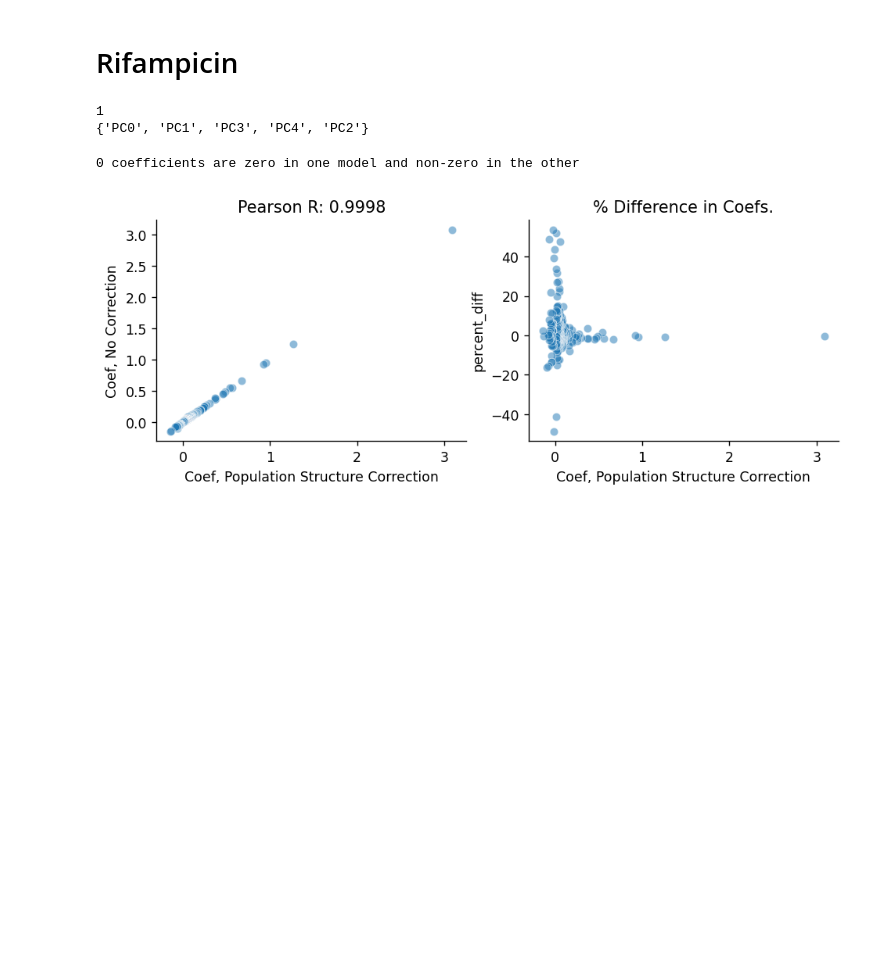
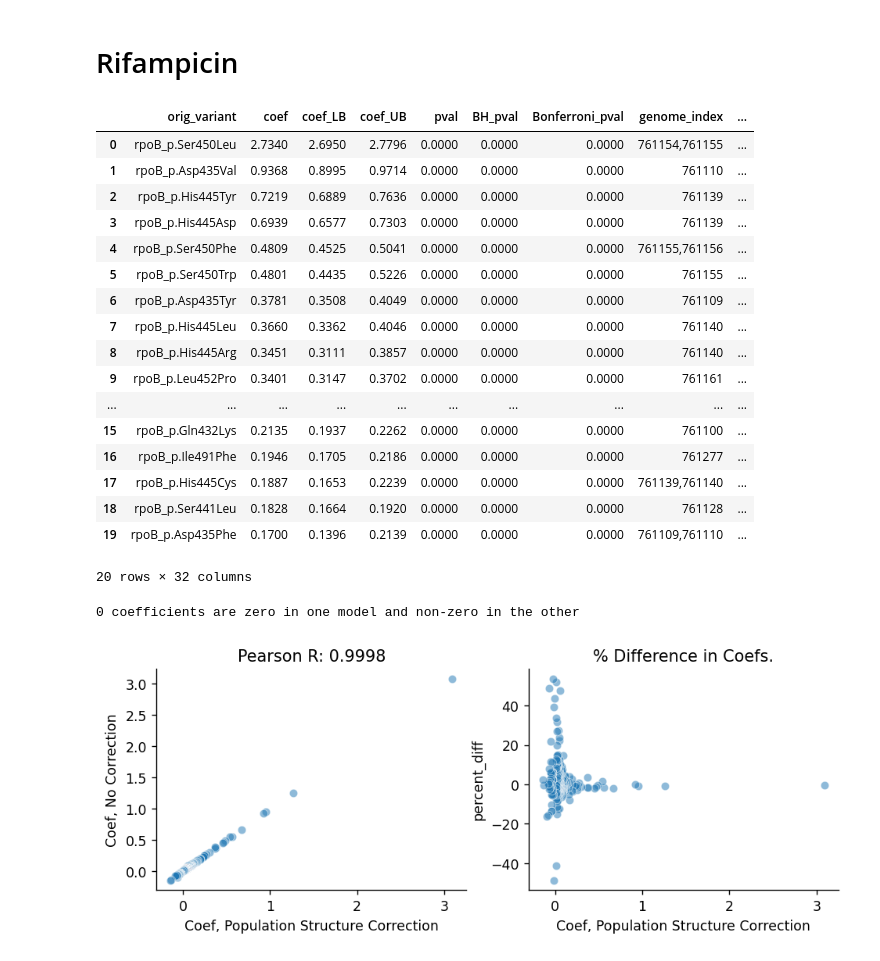
Before and after one commit to farhat-lab/who-analysis, a Jupyter notebook: analysis.ipynb, the cells around one changed output. Saved outputs shown, nothing was run; the diff lists cells and outputs as text; code cells hidden in the pictures; blank space fills up the shorter version.

```diff
--- a/analysis.ipynb
+++ b/analysis.ipynb
@@ -74,17 +74,35 @@ def compare_models_population_structure_correction(res_df, res_df_noPopCorr, alp
 # %% [markdown]
 # Rifampicin
 # %%
-rif_res = pd.read_pickle("/n/data1/hms/dbmi/farhat/ye12/who/analysis/Drugs/Rifampicin/tiers=1_drop_HET/model_analysis.pkl")
-rif_res_noPopCorr = pd.read_pickle("/n/data1/hms/dbmi/farhat/ye12/who/analysis/Drugs/Rifampicin/tiers=1_drop_HET_noPopCorr/model_analysis.pkl")
+#rif_res = pd.read_pickle("/n/data1/hms/dbmi/farhat/ye12/who/analysis/Drugs/Rifampicin/tiers=1_drop_HET/model_analysis.pkl")
+rif_res_noPopCorr = pd.read_pickle("/n/data1/hms/dbmi/farhat/ye12/who/analysis/Drugs/Rifampicin/tiers=1_dropHET_noPopCorr/model_analysis.pkl")
 
 # number of principal components with positive coefficients (OR > 1)
-print(len(rif_res.query("coef > 0").loc[rif_res.query("coef > 0").orig_variant.str.contains('PC')]))
+#print(len(rif_res.query("coef > 0").loc[rif_res.query("coef > 0").orig_variant.str.contains('PC')]))
 
 # variants in rif_res that are not in the results without population structure correction. Only non-zero coefficients
-print(set(rif_res.orig_variant)-set(rif_res_noPopCorr.orig_variant))
+#print(set(rif_res.orig_variant)-set(rif_res_noPopCorr.orig_variant))
-# %% [output]
-1
-{'PC0', 'PC1', 'PC3', 'PC4', 'PC2'}
+# %%
+rif_res_noPopCorr.head(20)
+# %% [output]
+|  | orig_variant | coef | coef_LB | coef_UB | pval | BH_pval | Bonferroni_pval | genome_index | ... |
+| 0 | rpoB_p.Ser450Leu | 2.7340 | 2.6950 | 2.7796 | 0.0000 | 0.0000 | 0.0000 | 761154,761155 | ... |
+| 1 | rpoB_p.Asp435Val | 0.9368 | 0.8995 | 0.9714 | 0.0000 | 0.0000 | 0.0000 | 761110 | ... |
+| 2 | rpoB_p.His445Tyr | 0.7219 | 0.6889 | 0.7636 | 0.0000 | 0.0000 | 0.0000 | 761139 | ... |
+| 3 | rpoB_p.His445Asp | 0.6939 | 0.6577 | 0.7303 | 0.0000 | 0.0000 | 0.0000 | 761139 | ... |
+| 4 | rpoB_p.Ser450Phe | 0.4809 | 0.4525 | 0.5041 | 0.0000 | 0.0000 | 0.0000 | 761155,761156 | ... |
+| 5 | rpoB_p.Ser450Trp | 0.4801 | 0.4435 | 0.5226 | 0.0000 | 0.0000 | 0.0000 | 761155 | ... |
+| 6 | rpoB_p.Asp435Tyr | 0.3781 | 0.3508 | 0.4049 | 0.0000 | 0.0000 | 0.0000 | 761109 | ... |
+| 7 | rpoB_p.His445Leu | 0.3660 | 0.3362 | 0.4046 | 0.0000 | 0.0000 | 0.0000 | 761140 | ... |
+| 8 | rpoB_p.His445Arg | 0.3451 | 0.3111 | 0.3857 | 0.0000 | 0.0000 | 0.0000 | 761140 | ... |
+| 9 | rpoB_p.Leu452Pro | 0.3401 | 0.3147 | 0.3702 | 0.0000 | 0.0000 | 0.0000 | 761161 | ... |
+| ... | ... | ... | ... | ... | ... | ... | ... | ... | ... |
+| 15 | rpoB_p.Gln432Lys | 0.2135 | 0.1937 | 0.2262 | 0.0000 | 0.0000 | 0.0000 | 761100 | ... |
+| 16 | rpoB_p.Ile491Phe | 0.1946 | 0.1705 | 0.2186 | 0.0000 | 0.0000 | 0.0000 | 761277 | ... |
+| 17 | rpoB_p.His445Cys | 0.1887 | 0.1653 | 0.2239 | 0.0000 | 0.0000 | 0.0000 | 761139,761140 | ... |
+| 18 | rpoB_p.Ser441Leu | 0.1828 | 0.1664 | 0.1920 | 0.0000 | 0.0000 | 0.0000 | 761128 | ... |
+| 19 | rpoB_p.Asp435Phe | 0.1700 | 0.1396 | 0.2139 | 0.0000 | 0.0000 | 0.0000 | 761109,761110 | ... |
+20 rows × 32 columns
 # %%
 compare_models_population_structure_correction(rif_res, rif_res_noPopCorr, alpha=0.05, diff_thresh=0)
 # %% [output]
```
Also changed, not shown: parts of 5 cells of this notebook, 5 other files.
